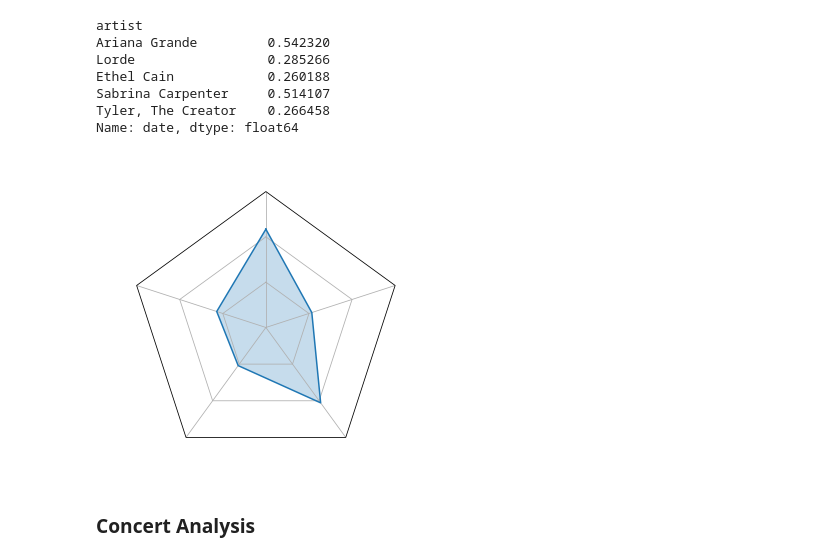
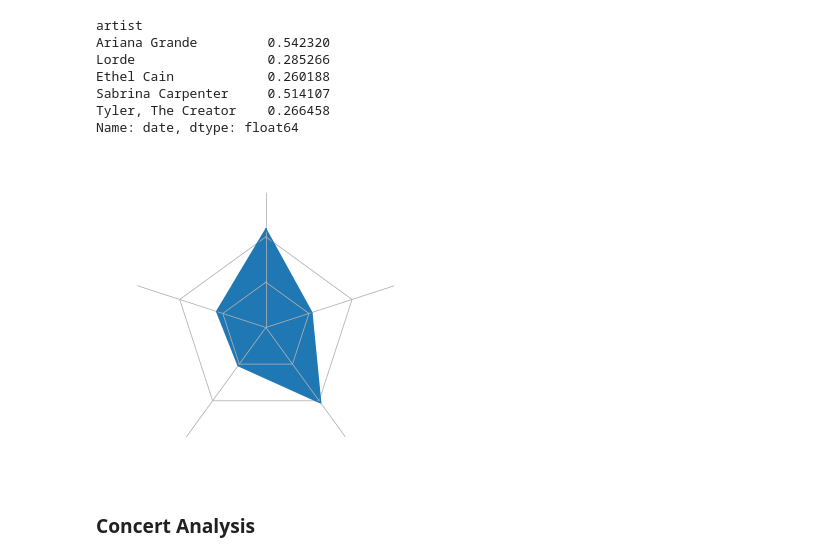
Before and after one commit to zakwht/spotify, a Jupyter notebook: artists.ipynb, the cells around one changed output. Drawn from its saved outputs; the diff is of its cells as text; code cells hidden in the pictures.

```diff
--- a/artists.ipynb
+++ b/artists.ipynb
@@ -184,35 +207,38 @@ def radar_factory(num_varsx, frame='polygon'):
         def _gen_axes_patch(self):
           return RegularPolygon((0.5, 0.5), 5, radius=0.5, edgecolor="k")
 
         def draw(self, renderer):
           gridlines = self.yaxis.get_gridlines()
           for gl in gridlines:
             gl.get_path()._interpolation_steps = 5
           super().draw(renderer)
 
         def _gen_axes_spines(self):
           spine = Spine(axes=self, spine_type='circle', path=Path.unit_regular_polygon(5))
           spine.set_transform(Affine2D().scale(.5).translate(.5, .5) + self.transAxes)
           return {'polar': spine}
     register_projection(RadarAxes)
     return theta
 
 theta = radar_factory(5, frame='polygon')
 
 fig, ax = plt.subplots(figsize=(5, 5), subplot_kw=dict(projection='radar'))
 ax.set_rgrids([0, 0.25, 0.5], labels=[])
 
 d = top_artists.head(5)['date'] / 319
 line = ax.plot(theta, d)
-ax.fill(theta, d, alpha=0.25, label='_nolegend_')
+ax.fill(theta, d, alpha=1, label='_nolegend_')
 ax.set_varlabels(top_artists.head(5).index.str.replace(' ', '\n'))
 for l in ax.get_xticklabels(): l.set_color('white')
 ax.set_rlim(0, 0.75)
+ax.set_facecolor("none")
 
 ax.tick_params(pad=10)
+ax.spines['polar'].set_edgecolor('white')
+
 show('top_5_artist_radar')
 # %% [output]
-[figure, old version]
+[figure, new version]
 # %% [markdown]
 ### Concert Analysis
 # %%
```
Also changed, not shown: parts of 4 cells of this notebook, 8 other files.
